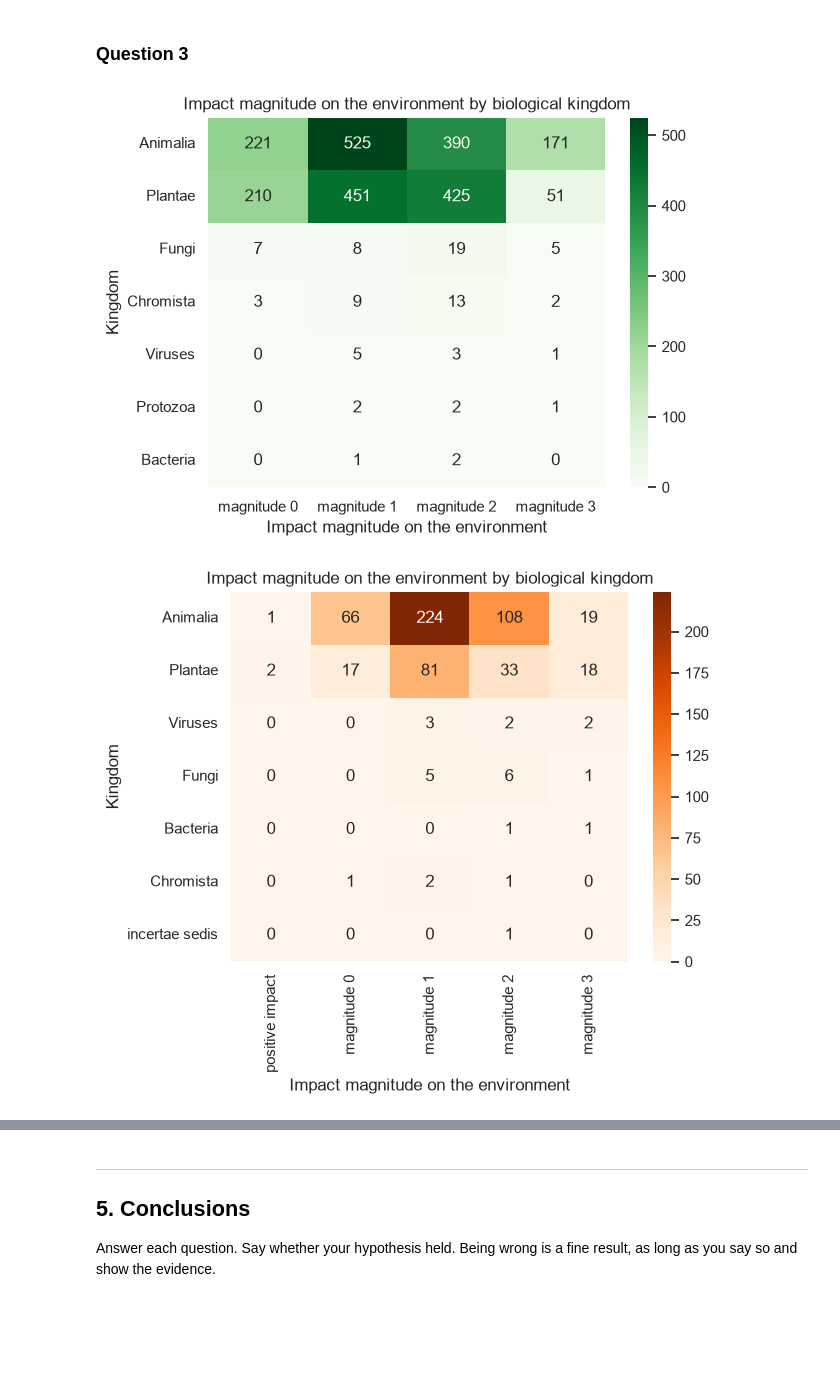
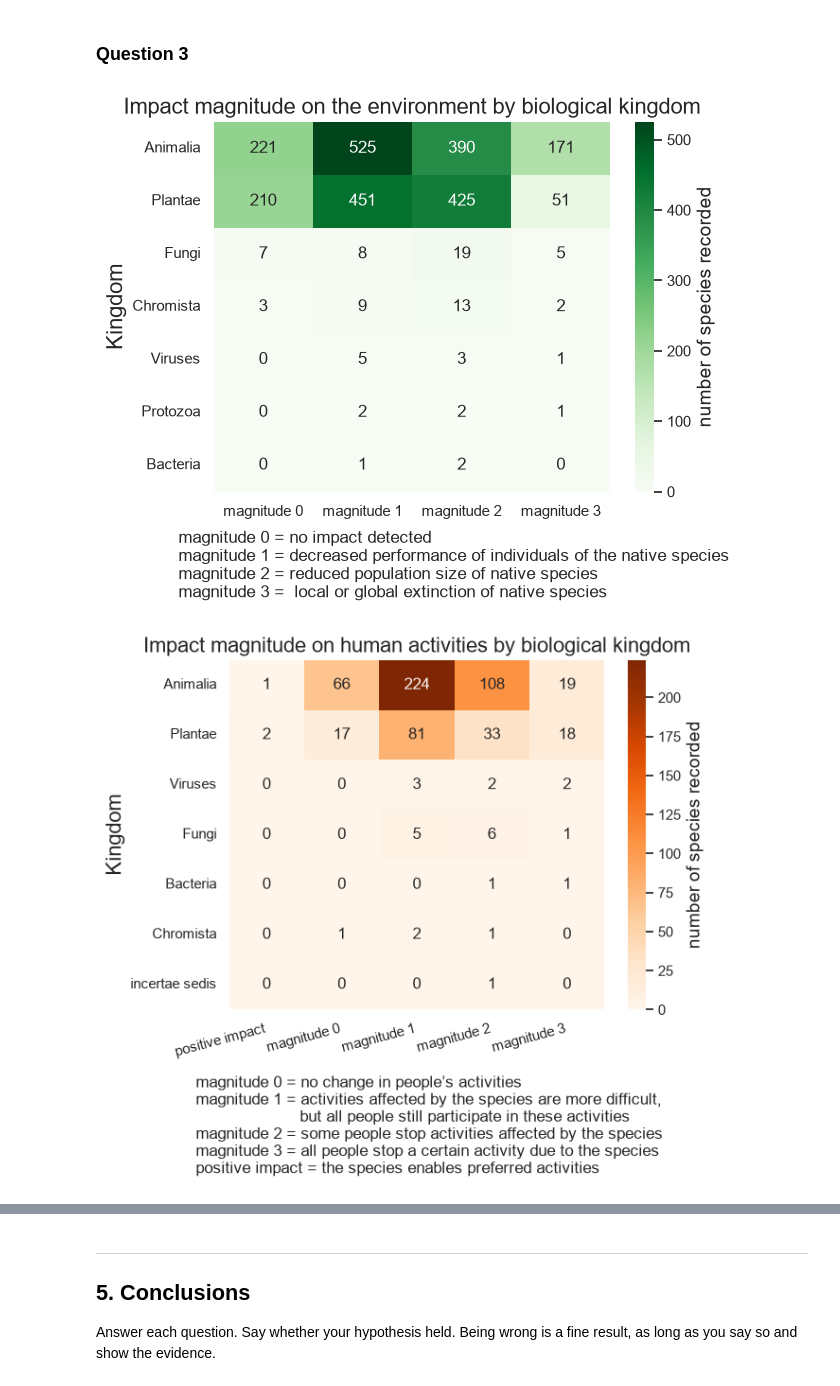
Before and after one commit to zoedoucet/project-1-eda-sql, a Jupyter notebook: notebooks/03_hypothesis_and_visualization.ipynb, the cells around one changed output, grey strips where cells are left out. Cells and saved outputs as stored; diff of their text form; code cells hidden in the pictures; blank space fills up the shorter version.

```diff
--- a/notebooks/03_hypothesis_and_visualization.ipynb
+++ b/notebooks/03_hypothesis_and_visualization.ipynb
@@ -340,31 +344,50 @@ plt.show()
 ### Question 3
 # %%
 index_q3h1 = q3h1.set_index("kingdom")[["magnitude 0", "magnitude 1", "magnitude 2", "magnitude 3"]]
-sns.heatmap(
+ax=sns.heatmap(
     index_q3h1,
     annot=True,
     fmt="d",
     cmap="Greens"
 )
-
-plt.xlabel("Impact magnitude on the environment")
-plt.ylabel("Kingdom")
-plt.title("Impact magnitude on the environment by biological kingdom")
+cbar = ax.collections[0].colorbar
+cbar.set_label("number of species recorded", fontsize=14)
+plt.xlabel("", fontsize=16)
+plt.ylabel("Kingdom",fontsize=16)
+plt.title("Impact magnitude on the environment by biological kingdom",fontsize=16)
+plt.figtext(0.07, -0.11,
+    "magnitude 0 = no impact detected \n" \
+    "magnitude 1 = decreased performance of individuals of the native species \n" \
+    "magnitude 2 = reduced population size of native species  \n" \
+    "magnitude 3 =  local or global extinction of native species",
+    ha="left",
+    fontsize=12)
 plt.show()
 # %% [output]
-[figure, old version]
+[figure, new version]
 # %%
 index_q3h2 = q3h2.set_index("kingdom")[["positive impact","magnitude 0", "magnitude 1", "magnitude 2", "magnitude 3"]]
-sns.heatmap(
+ax=sns.heatmap(
     index_q3h2,
     annot=True,
     fmt="d",
-    cmap="Oranges"
-)
+    cmap="Oranges")
 
-plt.xlabel("Impact magnitude on the environment")
-plt.ylabel("Kingdom")
-plt.title("Impact magnitude on the environment by biological kingdom")
+cbar = ax.collections[0].colorbar
+cbar.set_label("number of species recorded", fontsize=14)
+plt.xlabel("")
+plt.ylabel("Kingdom", fontsize=16)
+plt.title("Impact magnitude on human activities by biological kingdom", fontsize=16)
+plt.xticks(rotation=15, ha="right")
+plt.figtext(0.07, -0.25,
+    "magnitude 0 = no change in people’s activities \n" \
+    "magnitude 1 = activities affected by the species are more difficult, \n"
+    "                      but all people still participate in these activities \n" \
+    "magnitude 2 = some people stop activities affected by the species\n" \
+    "magnitude 3 = all people stop a certain activity due to the species \n" \
+    "positive impact = the species enables preferred activities",
+    ha="left",
+    fontsize=12)
 plt.show()
 # %% [output]
-[figure, old version]
+[figure, new version]
```
Also changed, not shown: parts of 13 cells of this notebook.
